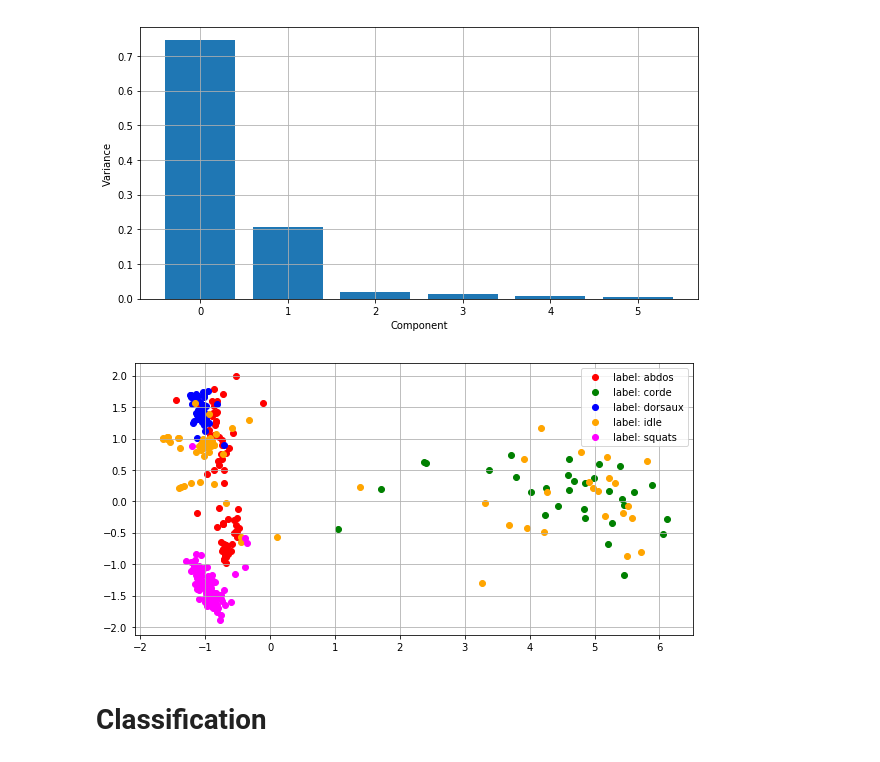
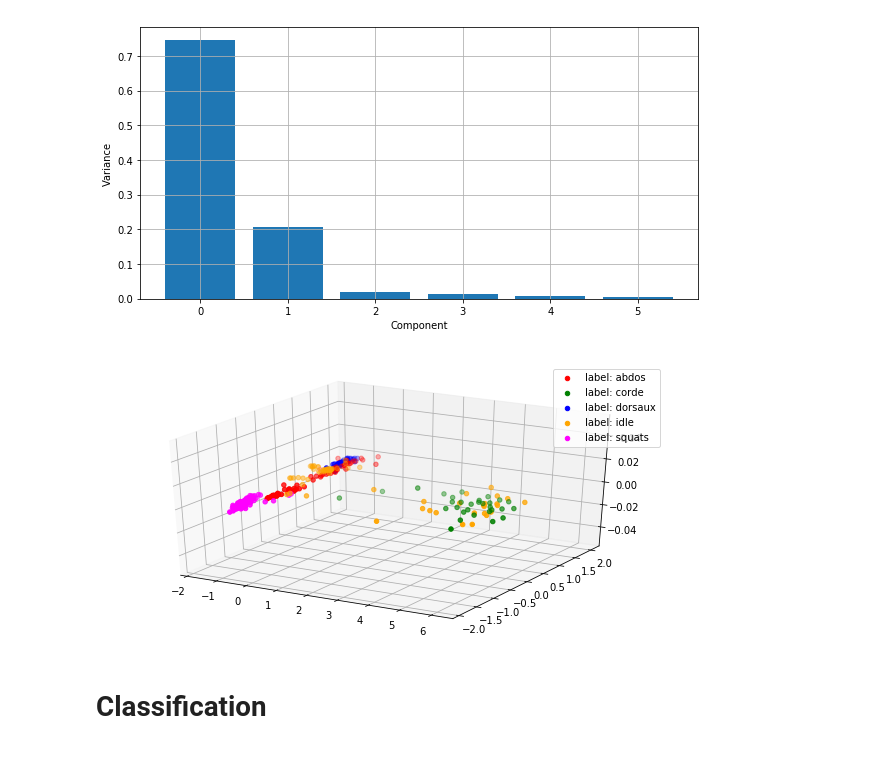
Before and after one commit to hibol/qself, a Jupyter notebook: Move identification.ipynb, the cells around one changed output. Cells and saved outputs as stored; diff of their text form; code cells hidden in the pictures.

```diff
--- a/Move identification.ipynb
+++ b/Move identification.ipynb
@@ -418,16 +422,17 @@ First two components keep 95.35380969980832 percent of the total variance
 # %%
 colors = ['red', 'green', 'blue', 'orange', 'magenta', 'cyan']
 
 labels = storage.keys()
 
-pl.figure(figsize=(10,5))
+fig = pl.figure(figsize=(10,5))
+ax = fig.add_subplot(111, projection='3d')
 for i,l in enumerate(sorted(labels)):
     this_labels = results_pca.Y[data_output==l,:]
-    pl.scatter(this_labels[:,0], this_labels[:,1], c=colors[i], label='label: '+l)
+    ax.scatter(this_labels[:,0], this_labels[:,1], c=colors[i], label='label: '+l)
 pl.legend()
 pl.grid()
 # %% [output]
-[figure, old version]
+[figure, new version]
 # %% [markdown]
 # Classification
 # %% [markdown]
```
Also changed, not shown: parts of 4 cells of this notebook.
